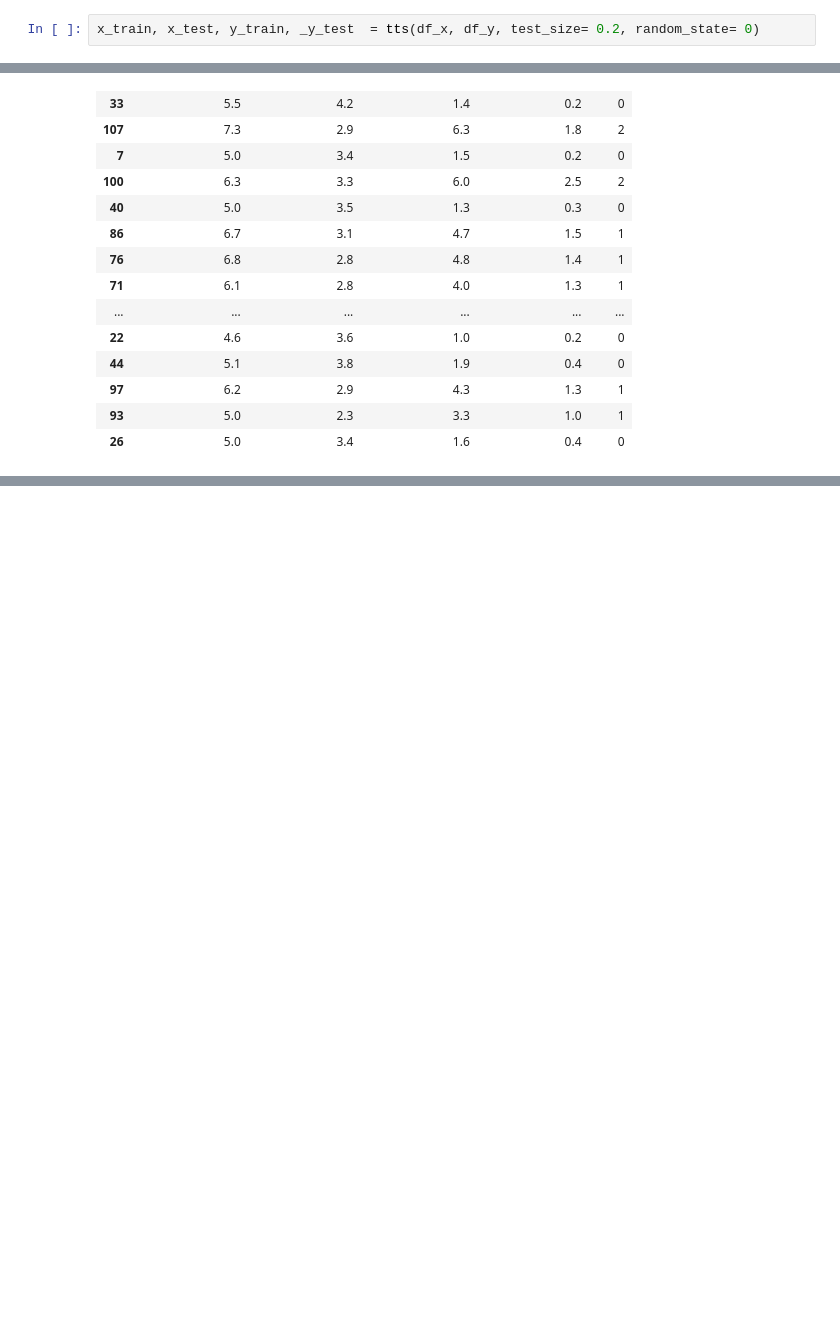
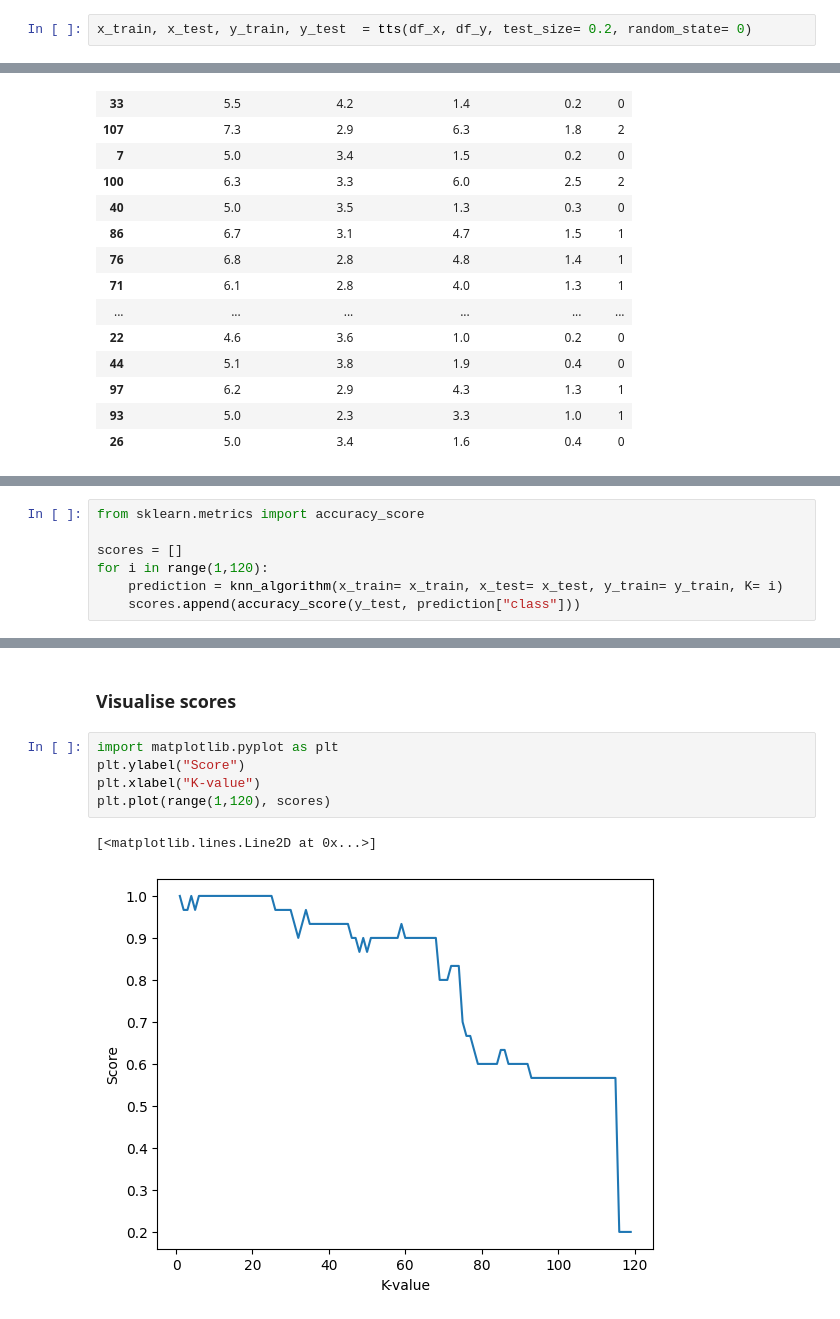
Before and after one commit to Pyame/KNNClassifier, a Jupyter notebook: knn_classifier.ipynb, the cells around one changed output, grey strips where cells are left out. Saved outputs shown, nothing was run; the diff lists cells and outputs as text; blank space fills up the shorter version.

Commit message:
Quality test has been performed

```diff
--- a/knn_classifier.ipynb
+++ b/knn_classifier.ipynb
@@ -42,7 +42,7 @@ array([0, 0, 0, 0, 0, 0, 0, 0, 0, 0, 0, 0, 0, 0, 0, 0, 0, 0, 0, 0, 0, 0,
 # %% [markdown]
 ## Split data into training and test sets
 # %%
-x_train, x_test, y_train, _y_test  = tts(df_x, df_y, test_size= 0.2, random_state= 0)
+x_train, x_test, y_train, y_test  = tts(df_x, df_y, test_size= 0.2, random_state= 0)
 # %% [markdown]
 ## Implement Eculidean distance calculator
 # %%
@@ -94,0 +100,7 @@ prediction
+# %%
+from sklearn.metrics import accuracy_score
+
+scores = []
+for i in range(1,120):
+    prediction = knn_algorithm(x_train= x_train, x_test= x_test, y_train= y_train, K= i)
+    scores.append(accuracy_score(y_test, prediction["class"]))
@@ -94,0 +125,10 @@ prediction
+# %% [markdown]
+### Visualise scores
+# %%
+import matplotlib.pyplot as plt
+plt.ylabel("Score")
+plt.xlabel("K-value")
+plt.plot(range(1,120), scores)
+# %% [output]
+[<matplotlib.lines.Line2D at 0x...>]
+[figure, added]
```
Also changed, not shown: parts of 3 cells of this notebook.
